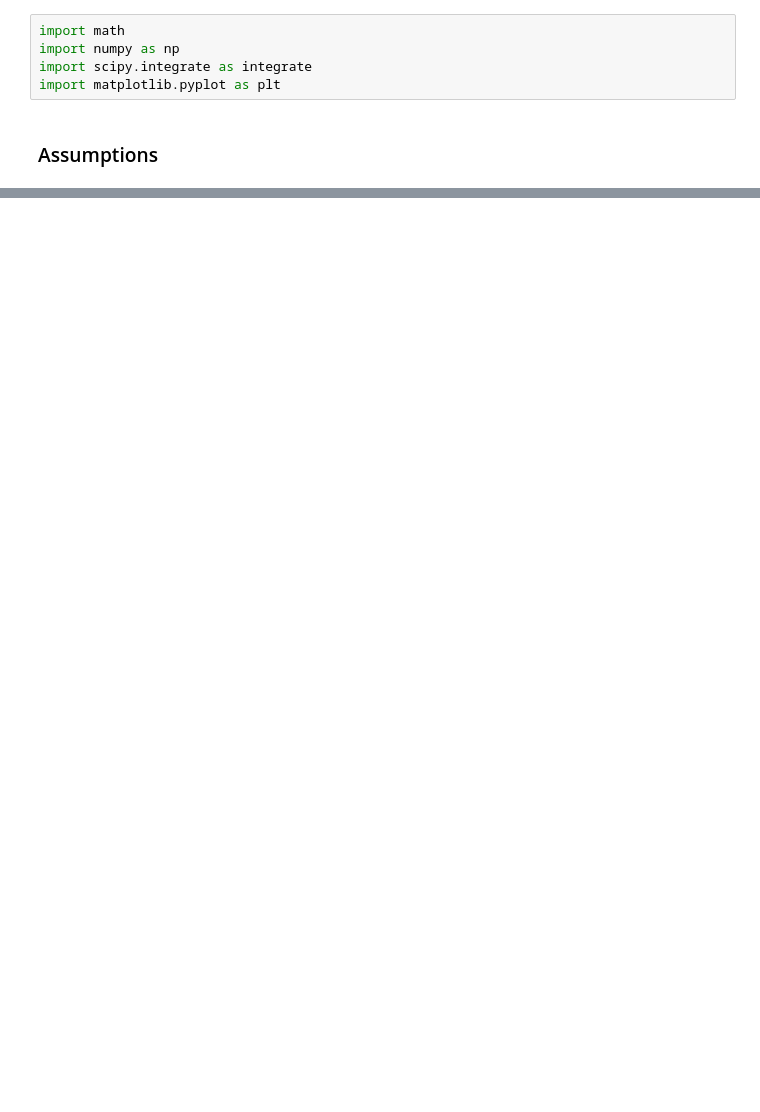
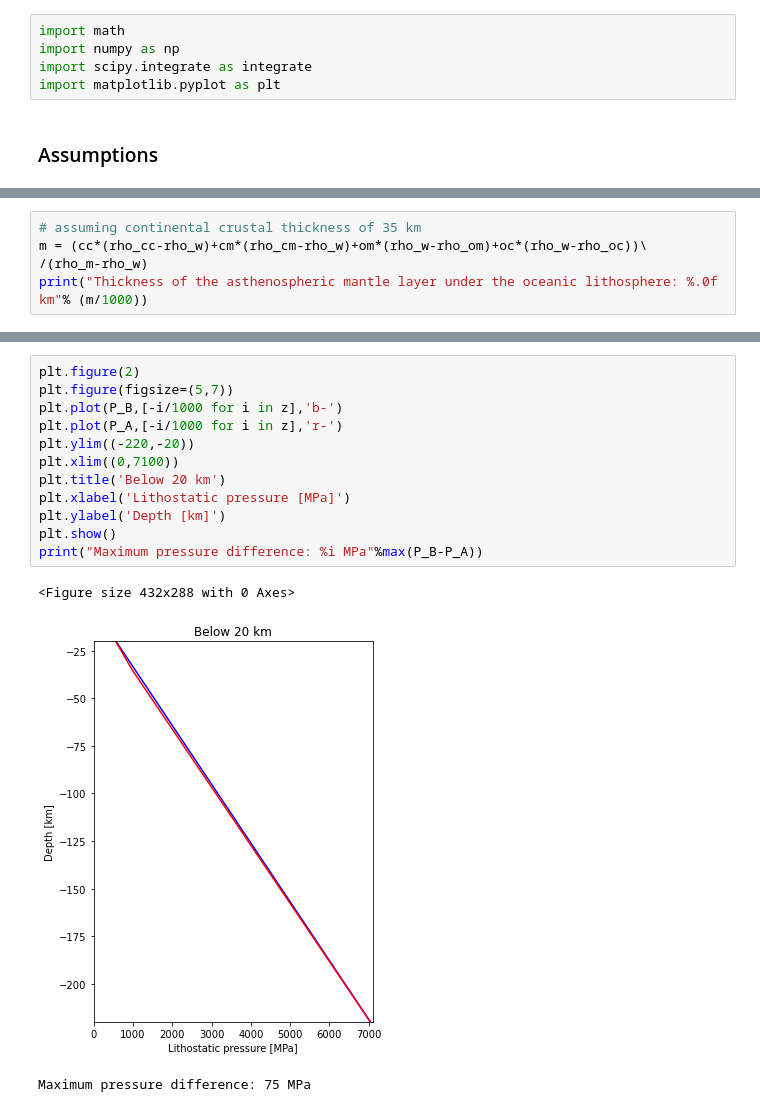
Before and after one commit to vvmai/lab_kore, a Jupyter notebook: isostasy_calculation.ipynb, the cells around one changed output, grey strips where cells are left out. Cells and saved outputs as stored; diff of their text form; blank space fills up the shorter version.

```diff
--- a/isostasy_calculation.ipynb
+++ b/isostasy_calculation.ipynb
@@ -284,0 +61,5 @@ plt.show()
+# %%
+# assuming continental crustal thickness of 35 km
+m = (cc*(rho_cc-rho_w)+cm*(rho_cm-rho_w)+om*(rho_w-rho_om)+oc*(rho_w-rho_oc))\
+/(rho_m-rho_w)
+print("Thickness of the asthenospheric mantle layer under the oceanic lithosphere: %.0f km"% (m/1000))
@@ -284,0 +166,16 @@ plt.show()
+# %%
+plt.figure(2)
+plt.figure(figsize=(5,7))
+plt.plot(P_B,[-i/1000 for i in z],'b-')
+plt.plot(P_A,[-i/1000 for i in z],'r-')
+plt.ylim((-220,-20))
+plt.xlim((0,7100))
+plt.title('Below 20 km')
+plt.xlabel('Lithostatic pressure [MPa]')
+plt.ylabel('Depth [km]')
+plt.show()
+print("Maximum pressure difference: %i MPa"%max(P_B-P_A))
+# %% [output]
+<Figure size 432x288 with 0 Axes>
+[figure, added]
+Maximum pressure difference: 75 MPa
```
Also changed, not shown: parts of 63 cells of this notebook.
